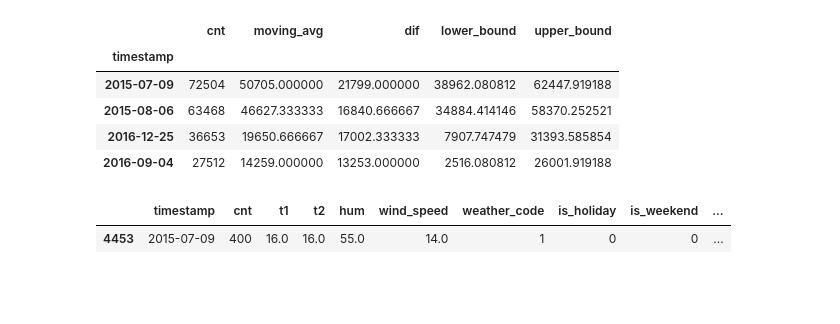
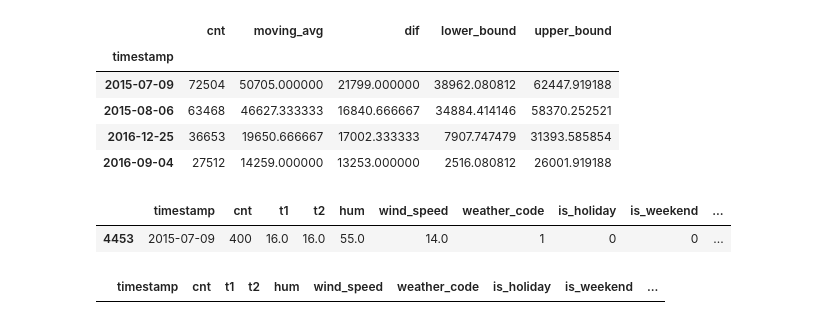
Before and after one commit to Prion84/courses, a Jupyter notebook: bikes_rent/bikes.ipynb, the cells around one changed output. Saved outputs shown, nothing was run; the diff lists cells and outputs as text; code cells hidden in the pictures; blank space fills up the shorter version.

Commit message:
add: find the reason of anomaly on  2016-09-02

```diff
--- a/bikes_rent/bikes.ipynb
+++ b/bikes_rent/bikes.ipynb
@@ -94,3 +94,9 @@ df.loc[df.timestamp == '2015-07-09']
 | 4453 | 2015-07-09 | 400 | 16.0 | 16.0 | 55.0 | 14.0 | 1 | 0 | 0 | ... |
 # %%
 # weather was nice, it wasn't a holiday or weekend. Google says that there were strices in London that day
+# %%
+# find the cause of the anomaly on 2016-09-02
+trips_per_day.loc[trips_per_day.cnt < trips_per_day.lower_bound].sort_values("cnt", ascending=True)
+df.loc[df.timestamp == '2016-09-02']
+# %% [output]
+|  | timestamp | cnt | t1 | t2 | hum | wind_speed | weather_code | is_holiday | is_weekend | ... |
```
Also changed, not shown: parts of 1 cell of this notebook.
